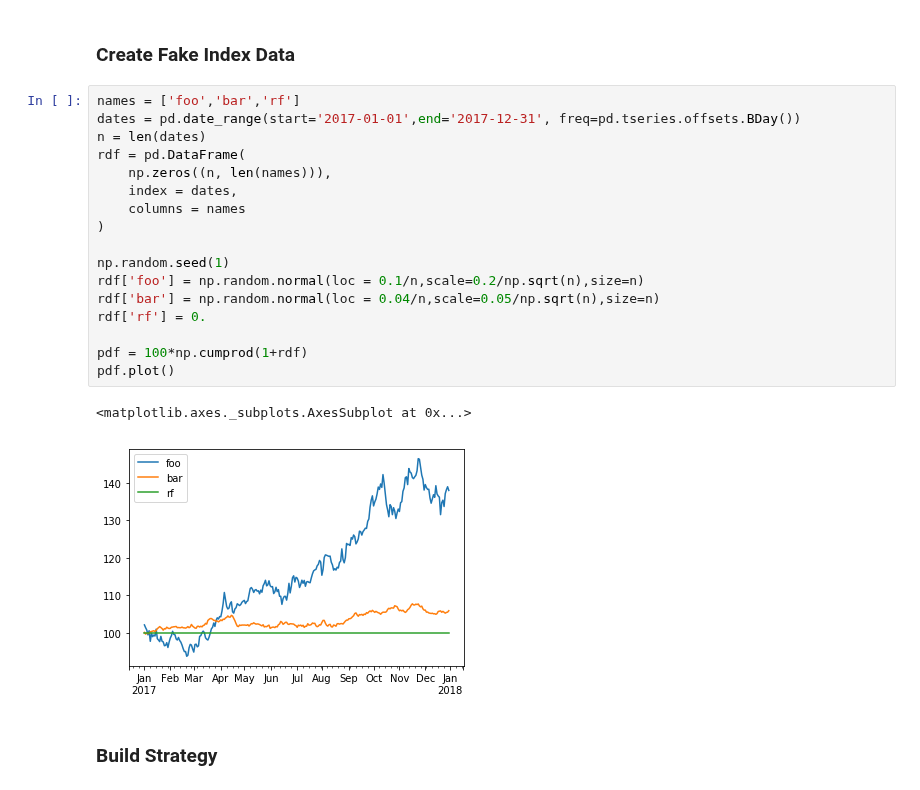
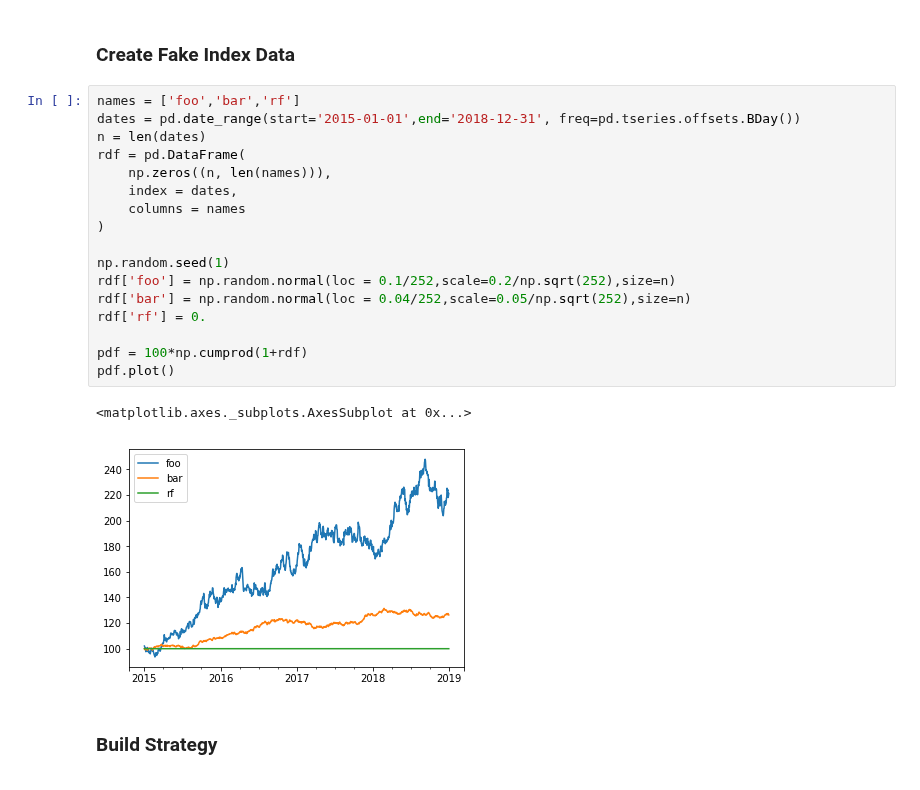
Before and after one commit to pmorissette/bt, a Jupyter notebook: examples/Target_Volatility.ipynb, the cells around one changed output. Drawn from its saved outputs; the diff is of its cells as text.

```diff
--- a/examples/Target_Volatility.ipynb
+++ b/examples/Target_Volatility.ipynb
@@ -11,24 +17,24 @@ import bt
 ### Create Fake Index Data
 # %%
 names = ['foo','bar','rf']
-dates = pd.date_range(start='2017-01-01',end='2017-12-31', freq=pd.tseries.offsets.BDay())
+dates = pd.date_range(start='2015-01-01',end='2018-12-31', freq=pd.tseries.offsets.BDay())
 n = len(dates)
 rdf = pd.DataFrame(
     np.zeros((n, len(names))),
     index = dates,
     columns = names
 )
 
 np.random.seed(1)
-rdf['foo'] = np.random.normal(loc = 0.1/n,scale=0.2/np.sqrt(n),size=n)
-rdf['bar'] = np.random.normal(loc = 0.04/n,scale=0.05/np.sqrt(n),size=n)
+rdf['foo'] = np.random.normal(loc = 0.1/252,scale=0.2/np.sqrt(252),size=n)
+rdf['bar'] = np.random.normal(loc = 0.04/252,scale=0.05/np.sqrt(252),size=n)
 rdf['rf'] = 0.
 
 pdf = 100*np.cumprod(1+rdf)
 pdf.plot()
 # %% [output]
 <matplotlib.axes._subplots.AxesSubplot at 0x...>
-[figure, old version]
+[figure, new version]
 # %% [markdown]
 ### Build Strategy
 # %%
```
Also changed, not shown: parts of 18 cells of this notebook, 2 other files.
